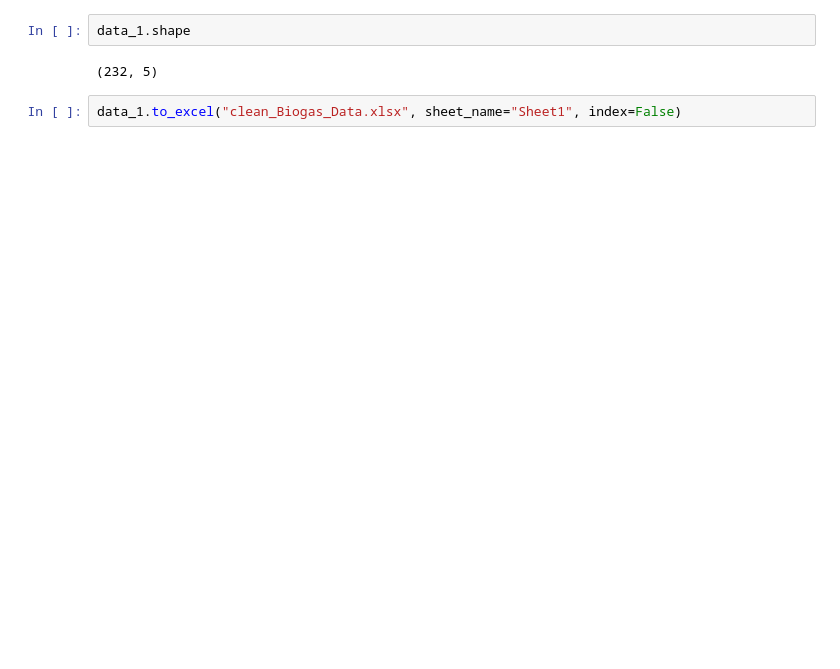
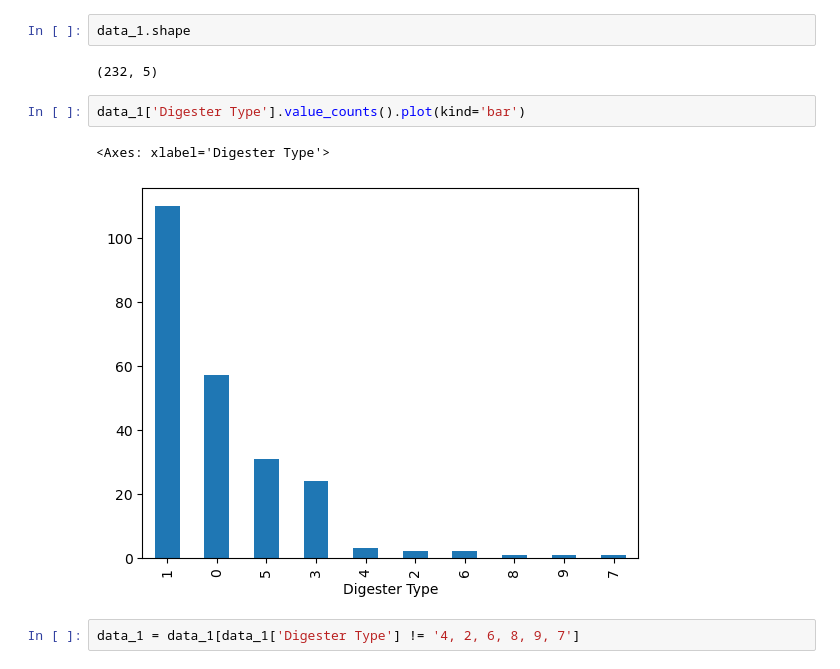
Before and after one commit to Tiehomabula/capstone_project, a Jupyter notebook: Data_man-Copy1.ipynb, the cells around one changed output. Saved outputs shown, nothing was run; the diff lists cells and outputs as text; blank space fills up the shorter version.

```diff
--- a/Data_man-Copy1.ipynb
+++ b/Data_man-Copy1.ipynb
@@ -124,5 +133,10 @@ data_1.head()
 data_1.shape
 # %% [output]
 (232, 5)
-# %%
-data_1.to_excel("clean_Biogas_Data.xlsx", sheet_name="Sheet1", index=False)
+# %%
+data_1['Digester Type'].value_counts().plot(kind='bar')
+# %% [output]
+<Axes: xlabel='Digester Type'>
+[figure, added]
+# %%
+data_1 = data_1[data_1['Digester Type'] != '4, 2, 6, 8, 9, 7']
```
Also changed, not shown: parts of 20 cells of this notebook.
